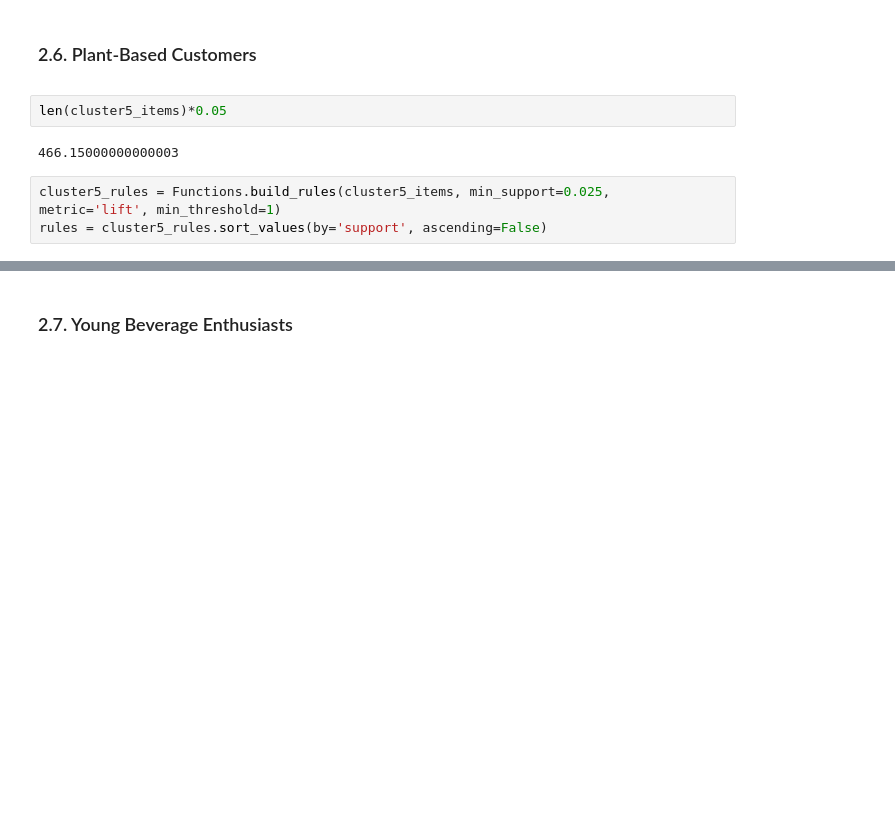
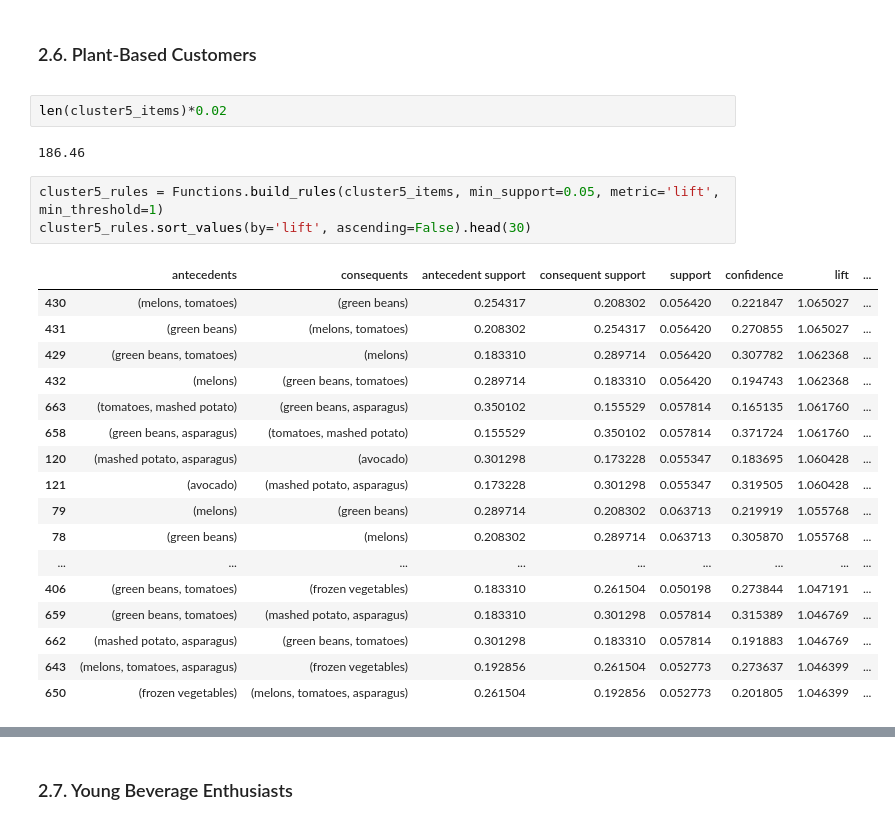
Before and after one commit to shaulleo/ProjetoML, a Jupyter notebook: ML II - Association Rules.ipynb, the cells around one changed output, grey strips where cells are left out. Drawn from its saved outputs; the diff is of its cells as text; blank space fills up the shorter version.

```diff
--- a/ML II - Association Rules.ipynb
+++ b/ML II - Association Rules.ipynb
@@ -211,9 +241,27 @@ cluster4_rules.sort_values(by='lift', ascending=False)
 
 </a>
 # %%
-len(cluster5_items)*0.05
+len(cluster5_items)*0.02
 # %% [output]
-466.15000000000003
+186.46
 # %%
-cluster5_rules = Functions.build_rules(cluster5_items, min_support=0.025, metric='lift', min_threshold=1)
-rules = cluster5_rules.sort_values(by='support', ascending=False)
+cluster5_rules = Functions.build_rules(cluster5_items, min_support=0.05, metric='lift', min_threshold=1)
+cluster5_rules.sort_values(by='lift', ascending=False).head(30)
+# %% [output]
+|  | antecedents | consequents | antecedent support | consequent support | support | confidence | lift | ... |
+| 430 | (melons, tomatoes) | (green beans) | 0.254317 | 0.208302 | 0.056420 | 0.221847 | 1.065027 | ... |
+| 431 | (green beans) | (melons, tomatoes) | 0.208302 | 0.254317 | 0.056420 | 0.270855 | 1.065027 | ... |
+| 429 | (green beans, tomatoes) | (melons) | 0.183310 | 0.289714 | 0.056420 | 0.307782 | 1.062368 | ... |
+| 432 | (melons) | (green beans, tomatoes) | 0.289714 | 0.183310 | 0.056420 | 0.194743 | 1.062368 | ... |
+| 663 | (tomatoes, mashed potato) | (green beans, asparagus) | 0.350102 | 0.155529 | 0.057814 | 0.165135 | 1.061760 | ... |
+| 658 | (green beans, asparagus) | (tomatoes, mashed potato) | 0.155529 | 0.350102 | 0.057814 | 0.371724 | 1.061760 | ... |
+| 120 | (mashed potato, asparagus) | (avocado) | 0.301298 | 0.173228 | 0.055347 | 0.183695 | 1.060428 | ... |
+| 121 | (avocado) | (mashed potato, asparagus) | 0.173228 | 0.301298 | 0.055347 | 0.319505 | 1.060428 | ... |
+| 79 | (melons) | (green beans) | 0.289714 | 0.208302 | 0.063713 | 0.219919 | 1.055768 | ... |
+| 78 | (green beans) | (melons) | 0.208302 | 0.289714 | 0.063713 | 0.305870 | 1.055768 | ... |
+| ... | ... | ... | ... | ... | ... | ... | ... | ... |
+| 406 | (green beans, tomatoes) | (frozen vegetables) | 0.183310 | 0.261504 | 0.050198 | 0.273844 | 1.047191 | ... |
+| 659 | (green beans, tomatoes) | (mashed potato, asparagus) | 0.183310 | 0.301298 | 0.057814 | 0.315389 | 1.046769 | ... |
+| 662 | (mashed potato, asparagus) | (green beans, tomatoes) | 0.301298 | 0.183310 | 0.057814 | 0.191883 | 1.046769 | ... |
+| 643 | (melons, tomatoes, asparagus) | (frozen vegetables) | 0.192856 | 0.261504 | 0.052773 | 0.273637 | 1.046399 | ... |
+| 650 | (frozen vegetables) | (melons, tomatoes, asparagus) | 0.261504 | 0.192856 | 0.052773 | 0.201805 | 1.046399 | ... |
```
Also changed, not shown: parts of 12 cells of this notebook.
